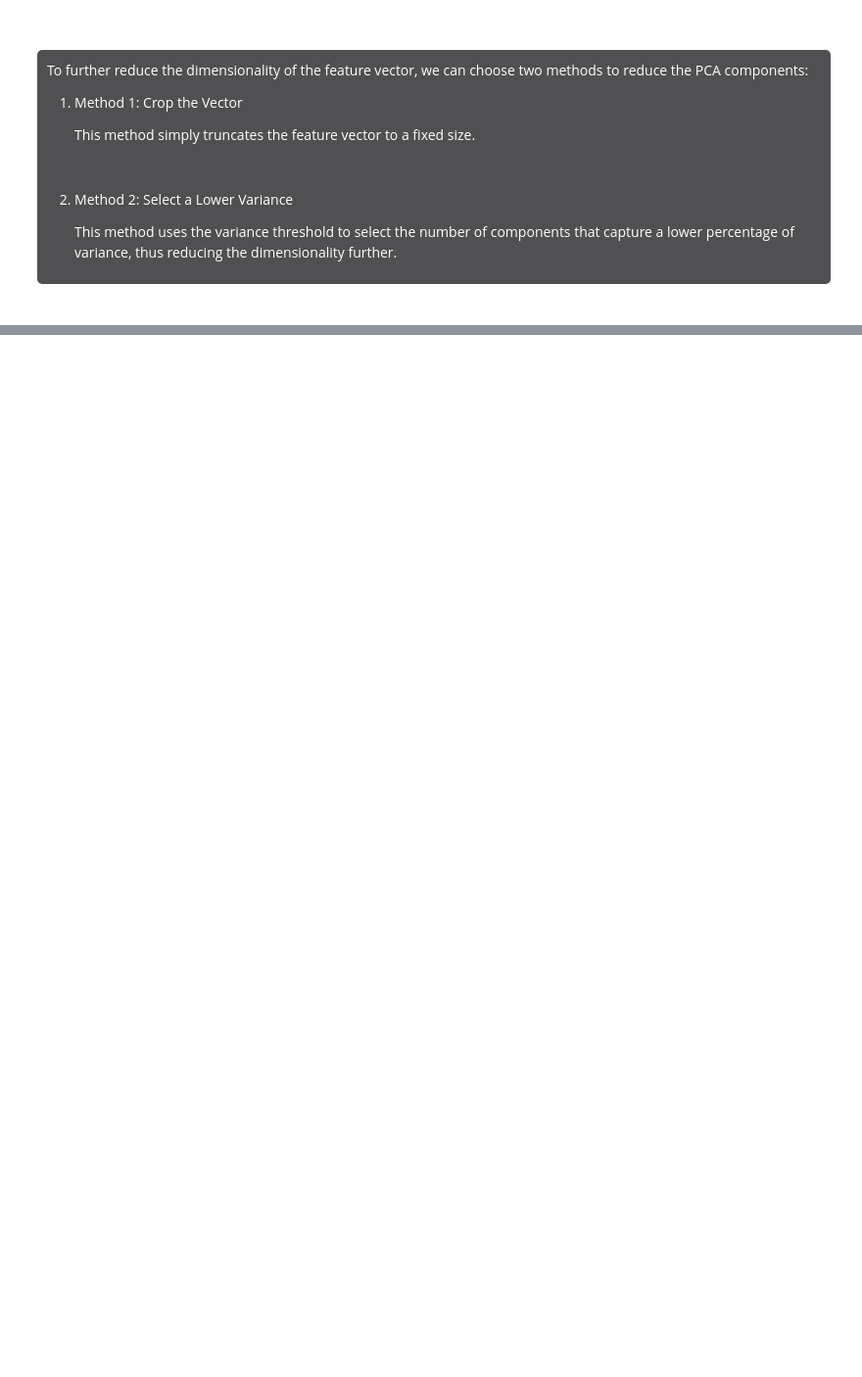
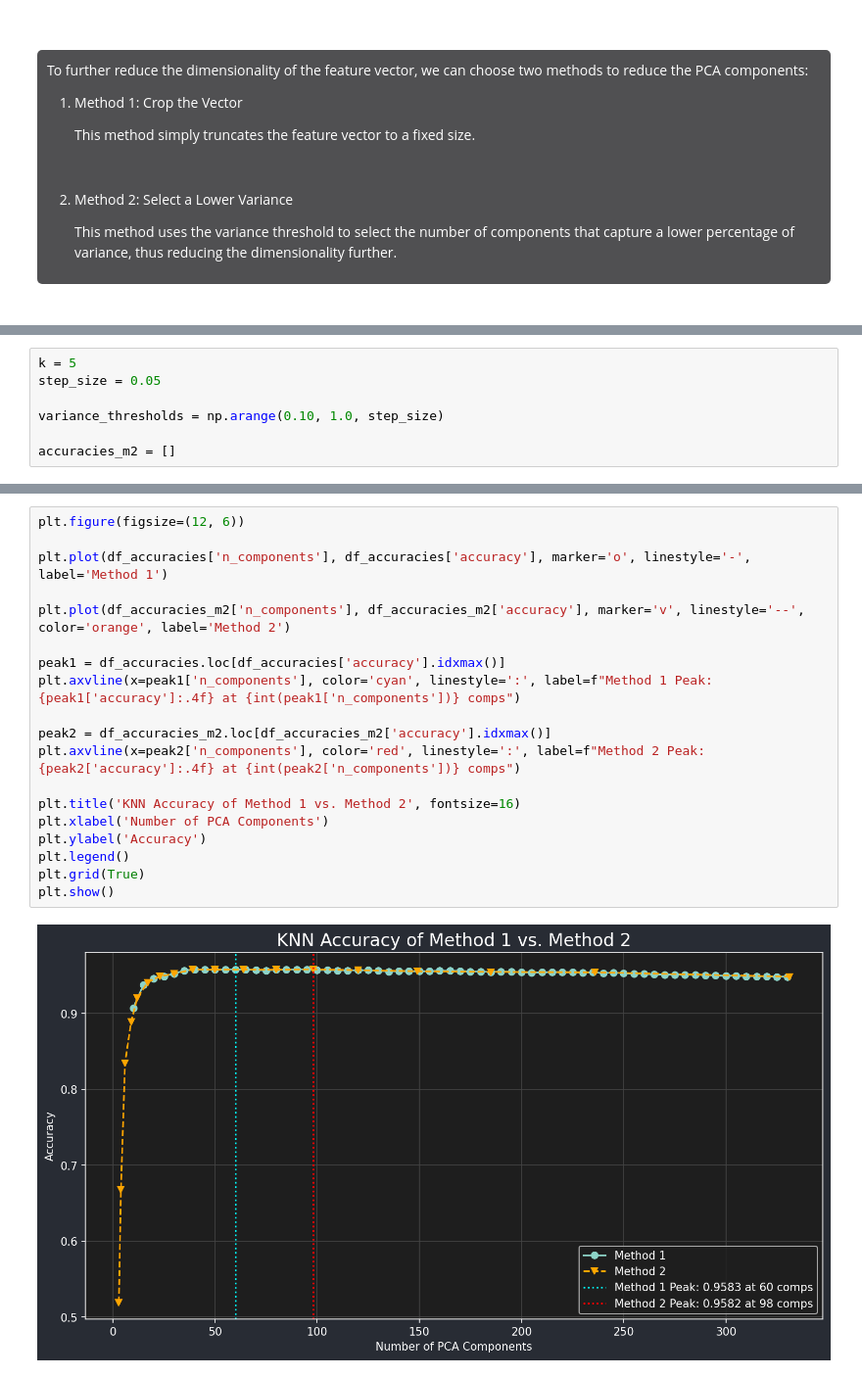
Before and after one commit to Gtortoretto/Quantum-Computing, a Jupyter notebook: 4. Quantum Machine Learning/0. QKNN/1. Classical KNN.ipynb, the cells around one changed output, grey strips where cells are left out. Shown at 98% size. Saved outputs shown, nothing was run; the diff lists cells and outputs as text; blank space fills up the shorter version.

```diff
--- a/4. Quantum Machine Learning/0. QKNN/1. Classical KNN.ipynb
+++ b/4. Quantum Machine Learning/0. QKNN/1. Classical KNN.ipynb
@@ -309,0 +373,7 @@ To further reduce the dimensionality of the feature vector, we can choose two me
+# %%
+k = 5
+step_size = 0.05
+
+variance_thresholds = np.arange(0.10, 1.0, step_size)
+
+accuracies_m2 = []
@@ -309,0 +469,21 @@ To further reduce the dimensionality of the feature vector, we can choose two me
+# %%
+plt.figure(figsize=(12, 6))
+
+plt.plot(df_accuracies['n_components'], df_accuracies['accuracy'], marker='o', linestyle='-', label='Method 1')
+
+plt.plot(df_accuracies_m2['n_components'], df_accuracies_m2['accuracy'], marker='v', linestyle='--', color='orange', label='Method 2')
+
+peak1 = df_accuracies.loc[df_accuracies['accuracy'].idxmax()]
+plt.axvline(x=peak1['n_components'], color='cyan', linestyle=':', label=f"Method 1 Peak: {peak1['accuracy']:.4f} at {int(peak1['n_components'])} comps")
+
+peak2 = df_accuracies_m2.loc[df_accuracies_m2['accuracy'].idxmax()]
+plt.axvline(x=peak2['n_components'], color='red', linestyle=':', label=f"Method 2 Peak: {peak2['accuracy']:.4f} at {int(peak2['n_components'])} comps")
+
+plt.title('KNN Accuracy of Method 1 vs. Method 2', fontsize=16)
+plt.xlabel('Number of PCA Components')
+plt.ylabel('Accuracy')
+plt.legend()
+plt.grid(True)
+plt.show()
+# %% [output]
+[figure, added]
```
Also changed, not shown: parts of 40 cells of this notebook, 11 other files.
